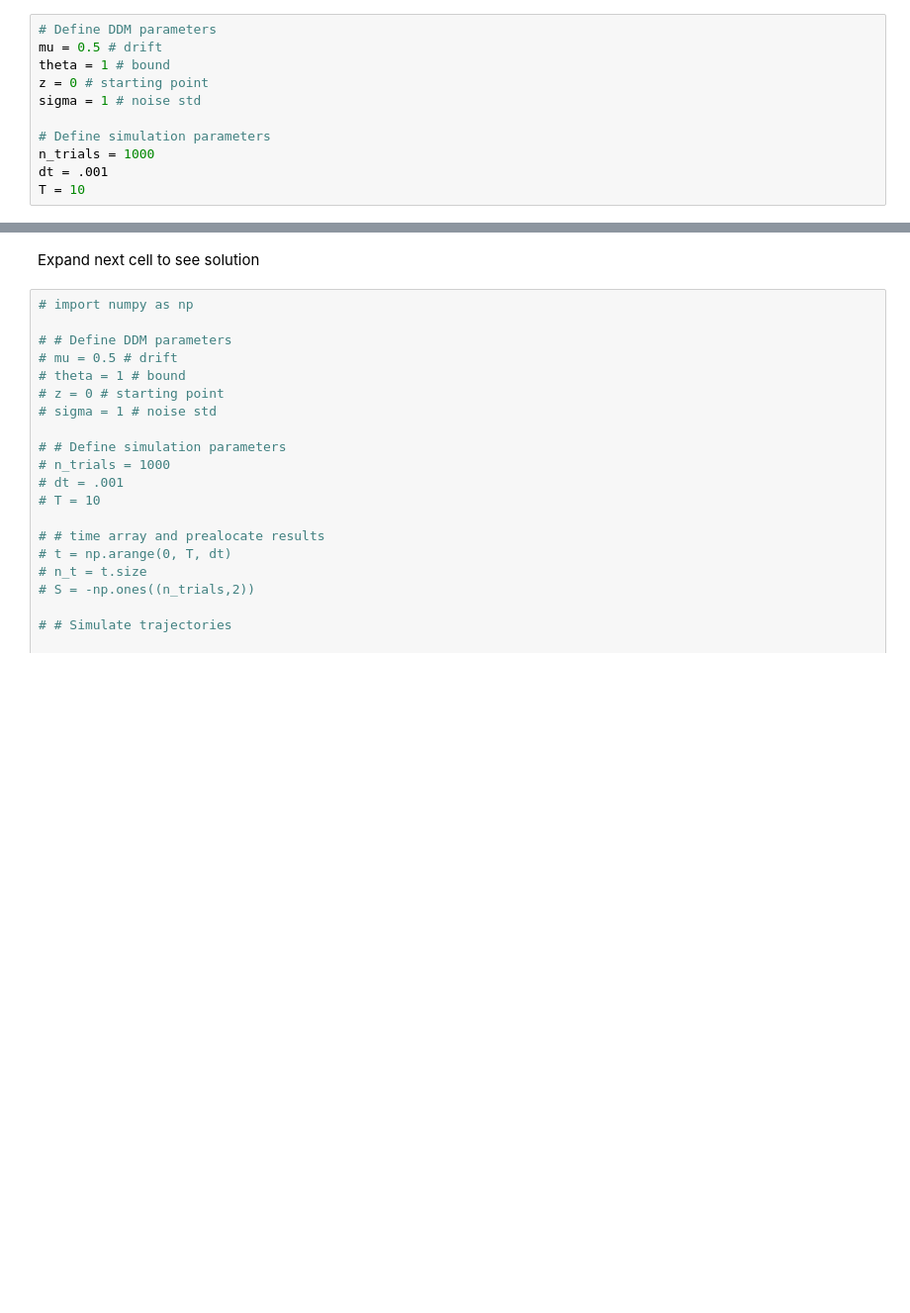
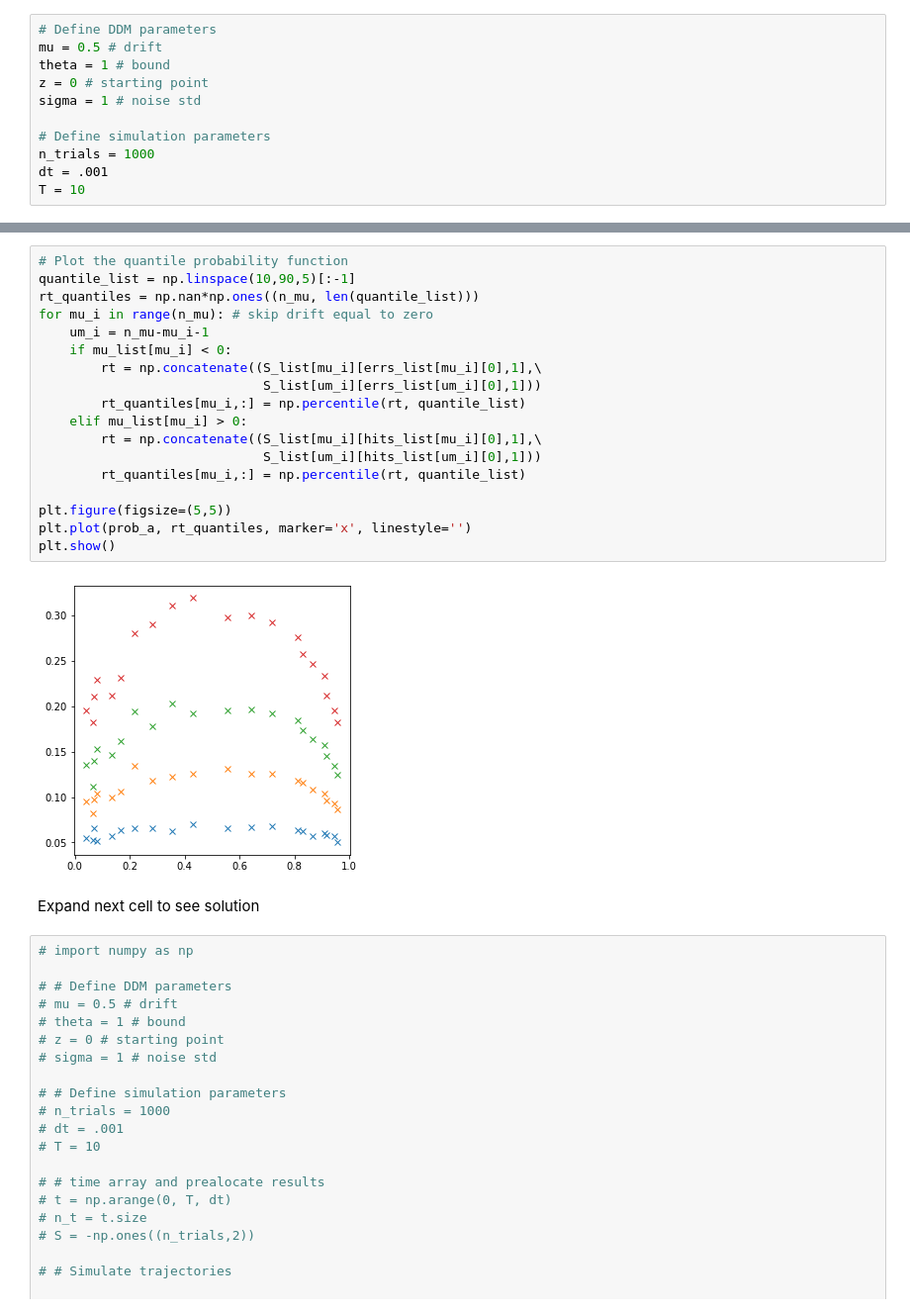
Before and after one commit to I-Pica/indp22-ddm-simulation-project, a Jupyter notebook: code/basic-sim-ddm.ipynb, the cells around one changed output, grey strips where cells are left out. Shown: that part at 99% size. Cells and saved outputs as stored; diff of their text form; blank space fills up the shorter version.

```diff
--- a/code/basic-sim-ddm.ipynb
+++ b/code/basic-sim-ddm.ipynb
@@ -109,3 +123,23 @@ plt.show()
+# %%
+# Plot the quantile probability function
+quantile_list = np.linspace(10,90,5)[:-1]
+rt_quantiles = np.nan*np.ones((n_mu, len(quantile_list)))
+for mu_i in range(n_mu): # skip drift equal to zero
+    um_i = n_mu-mu_i-1
+    if mu_list[mu_i] < 0:
+        rt = np.concatenate((S_list[mu_i][errs_list[mu_i][0],1],\
+                             S_list[um_i][errs_list[um_i][0],1]))
+        rt_quantiles[mu_i,:] = np.percentile(rt, quantile_list)
+    elif mu_list[mu_i] > 0:
+        rt = np.concatenate((S_list[mu_i][hits_list[mu_i][0],1],\
+                             S_list[um_i][hits_list[um_i][0],1]))
+        rt_quantiles[mu_i,:] = np.percentile(rt, quantile_list)
+
+plt.figure(figsize=(5,5))
+plt.plot(prob_a, rt_quantiles, marker='x', linestyle='')
+plt.show()
+# %% [output]
+[figure, added]
 # %% [markdown]
 Expand next cell to see solution
 # %%
```
Also changed, not shown: parts of 6 cells of this notebook.
